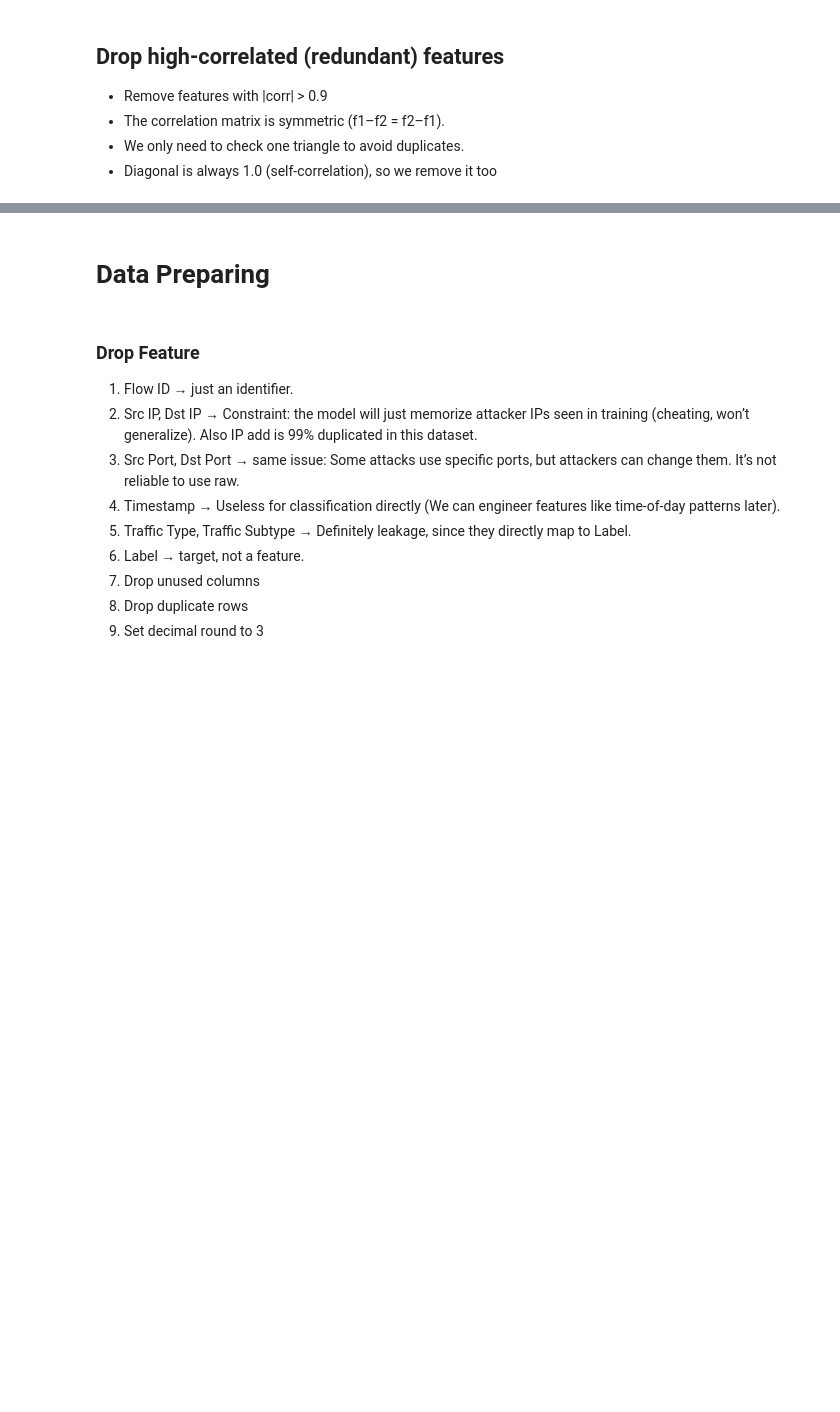
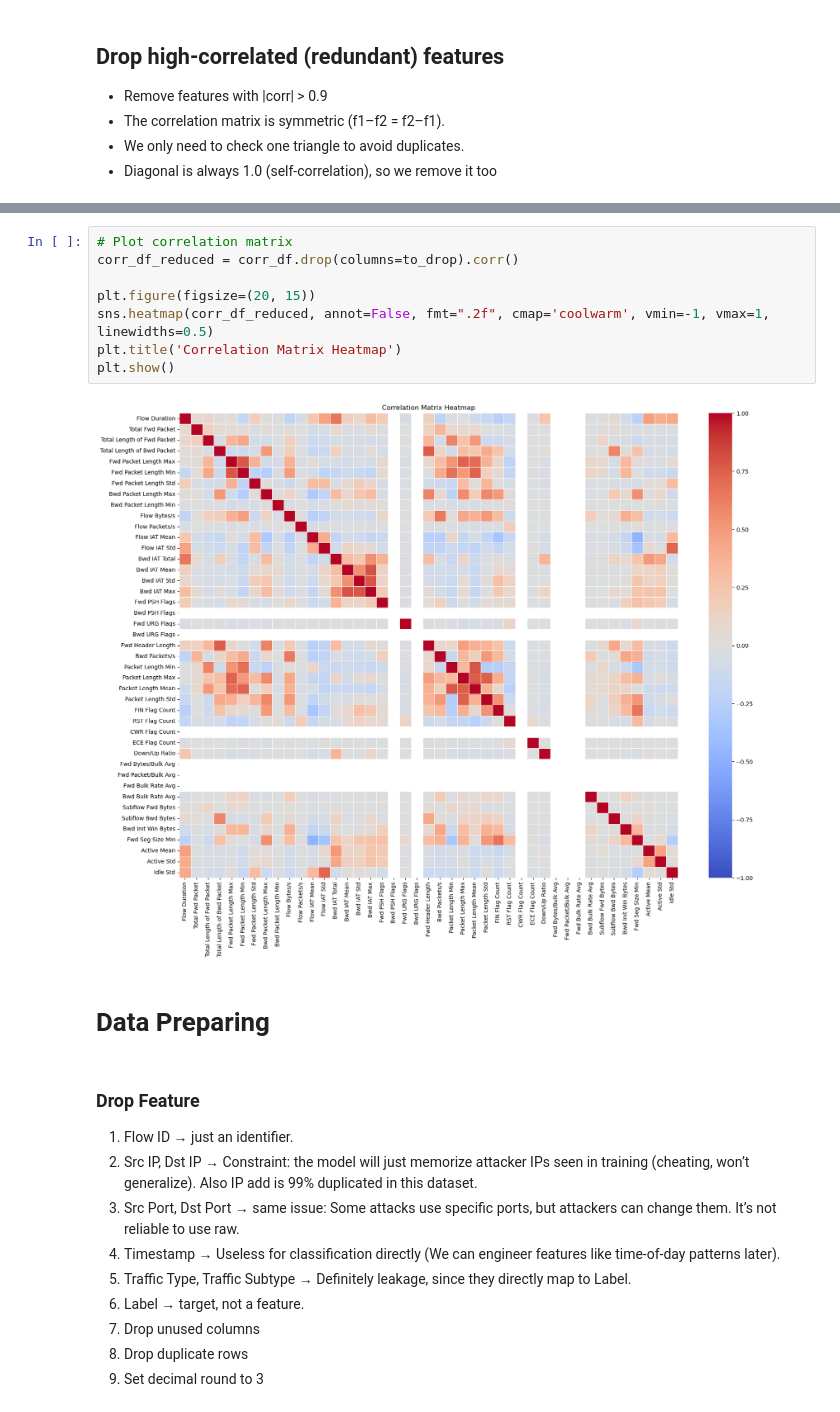
Before and after one commit to Schnitze1/COS30049-Computing-Technology-Innovation-Project, a Jupyter notebook: data_preprocessing/data_cleaning.ipynb, the cells around one changed output, grey strips where cells are left out. Cells and saved outputs as stored; diff of their text form; blank space fills up the shorter version.

```diff
--- a/data_preprocessing/data_cleaning.ipynb
+++ b/data_preprocessing/data_cleaning.ipynb
@@ -154,6 +154,16 @@ print("Dataframe's shape after clean up redundant features: ", df_reduced.shape)
 Raw dataframe's shape:  (4323, 86)
 Dropped features: ['Total Bwd packets', 'Fwd Packet Length Mean', 'Bwd Packet Length Mean', 'Bwd Packet Length Std', 'Flow IAT Max', 'Flow IAT Min', 'Fwd IAT Total', 'Fwd IAT Mean', 'Fwd IAT Std', 'Fw ...
 Dataframe's shape after clean up redundant features:  (4323, 53)
+# %%
+# Plot correlation matrix
+corr_df_reduced = corr_df.drop(columns=to_drop).corr()
+
+plt.figure(figsize=(20, 15))
+sns.heatmap(corr_df_reduced, annot=False, fmt=".2f", cmap='coolwarm', vmin=-1, vmax=1, linewidths=0.5)
+plt.title('Correlation Matrix Heatmap')
+plt.show()
+# %% [output]
+[figure, added]
 # %% [markdown]
 # **Data Preparing**
 # %% [markdown]
```
Also changed, not shown: parts of 9 cells of this notebook, 17 other files.
